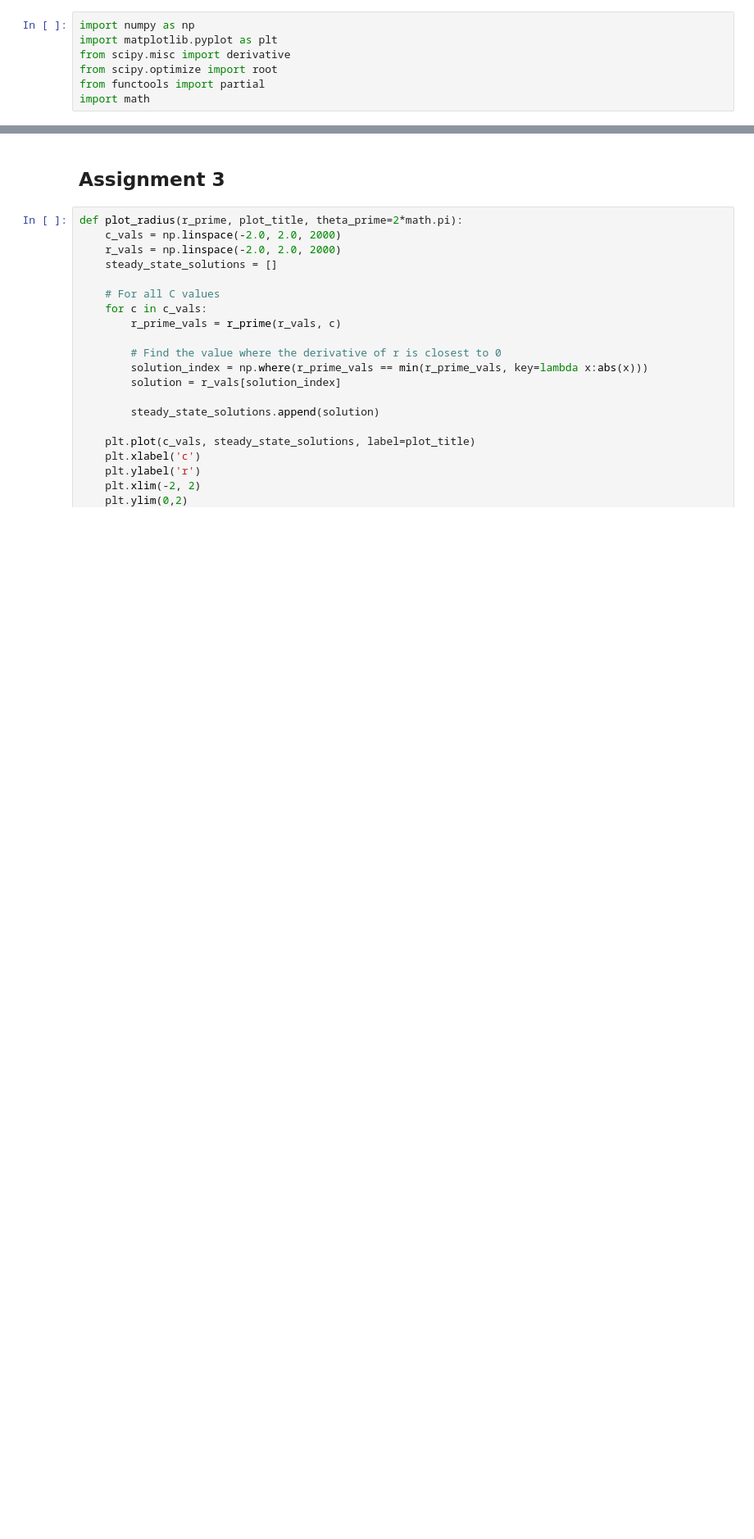
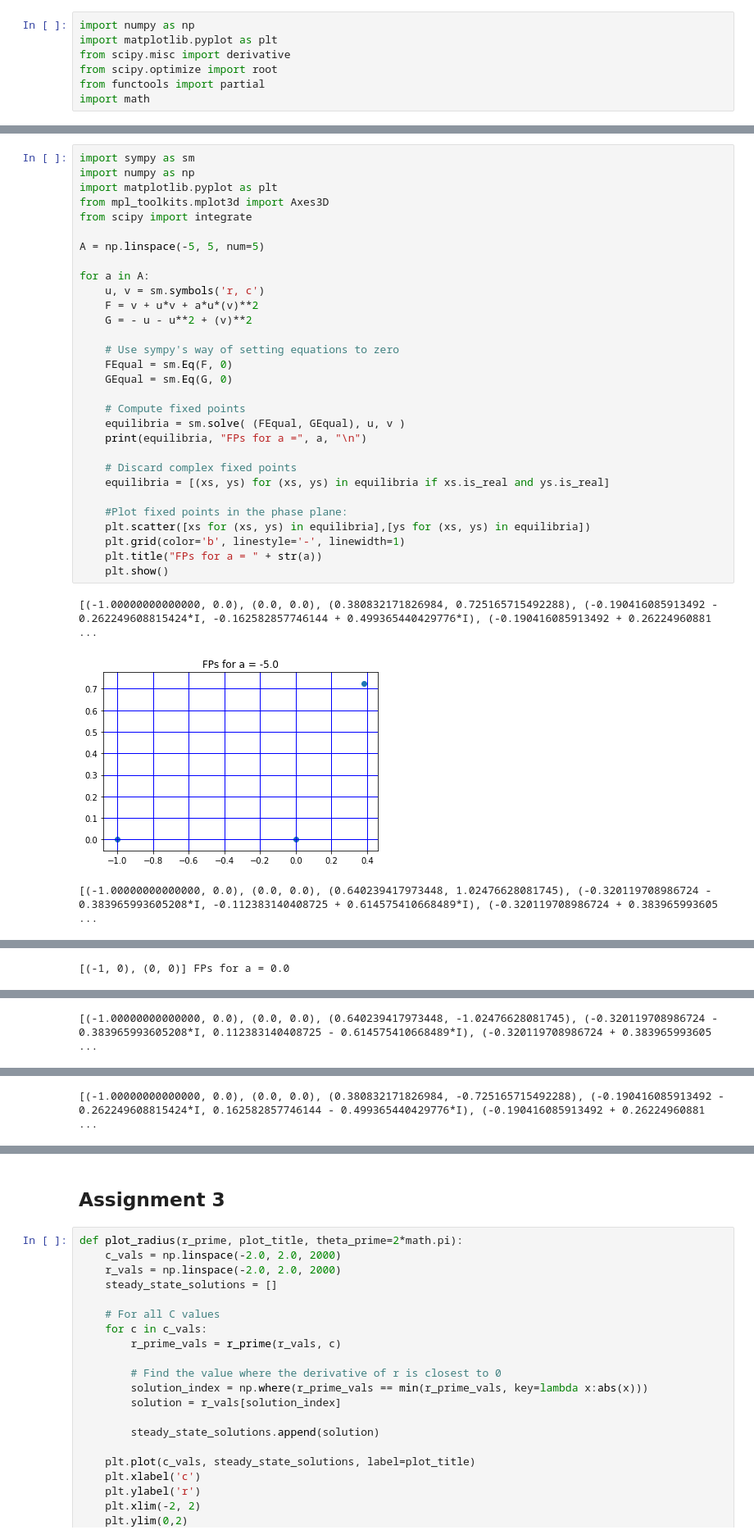
Before and after one commit to StefanIacob/CN_homework, a Jupyter notebook: Week_2/Week 2.ipynb, the cells around one changed output, grey strips where cells are left out. Shown: that part at 82% size. Saved outputs shown, nothing was run; the diff lists cells and outputs as text; blank space fills up the shorter version.

```diff
--- a/Week_2/Week 2.ipynb
+++ b/Week_2/Week 2.ipynb
@@ -21,0 +126,34 @@ import math
+# %%
+import sympy as sm
+import numpy as np
+import matplotlib.pyplot as plt
+from mpl_toolkits.mplot3d import Axes3D
+from scipy import integrate
+
+A = np.linspace(-5, 5, num=5)
+
+for a in A:
+    u, v = sm.symbols('r, c')
+    F = v + u*v + a*u*(v)**2
+    G = - u - u**2 + (v)**2
+
+    # Use sympy's way of setting equations to zero
+    FEqual = sm.Eq(F, 0)
+    GEqual = sm.Eq(G, 0)
+
+    # Compute fixed points
+    equilibria = sm.solve( (FEqual, GEqual), u, v )
+    print(equilibria, "FPs for a =", a, "\n")
+
+    # Discard complex fixed points
+    equilibria = [(xs, ys) for (xs, ys) in equilibria if xs.is_real and ys.is_real]
+
+    #Plot fixed points in the phase plane:
+    plt.scatter([xs for (xs, ys) in equilibria],[ys for (xs, ys) in equilibria])
+    plt.grid(color='b', linestyle='-', linewidth=1)
+    plt.title("FPs for a = " + str(a))
+    plt.show()
+# %% [output]
+[(-1.00000000000000, 0.0), (0.0, 0.0), (0.380832171826984, 0.725165715492288), (-0.190416085913492 - 0.262249608815424*I, -0.162582857746144 + 0.499365440429776*I), (-0.190416085913492 + 0.26224960881 ...
+[figure, added]
+[(-1.00000000000000, 0.0), (0.0, 0.0), (0.640239417973448, 1.02476628081745), (-0.320119708986724 - 0.383965993605208*I, -0.112383140408725 + 0.614575410668489*I), (-0.320119708986724 + 0.383965993605 ...
@@ -21,0 +161 @@ import math
+[(-1, 0), (0, 0)] FPs for a = 0.0
@@ -21,0 +163 @@ import math
+[(-1.00000000000000, 0.0), (0.0, 0.0), (0.640239417973448, -1.02476628081745), (-0.320119708986724 - 0.383965993605208*I, 0.112383140408725 - 0.614575410668489*I), (-0.320119708986724 + 0.383965993605 ...
@@ -21,0 +165 @@ import math
+[(-1.00000000000000, 0.0), (0.0, 0.0), (0.380832171826984, -0.725165715492288), (-0.190416085913492 - 0.262249608815424*I, 0.162582857746144 - 0.499365440429776*I), (-0.190416085913492 + 0.26224960881 ...
```
Also changed, not shown: parts of 30 cells of this notebook.
